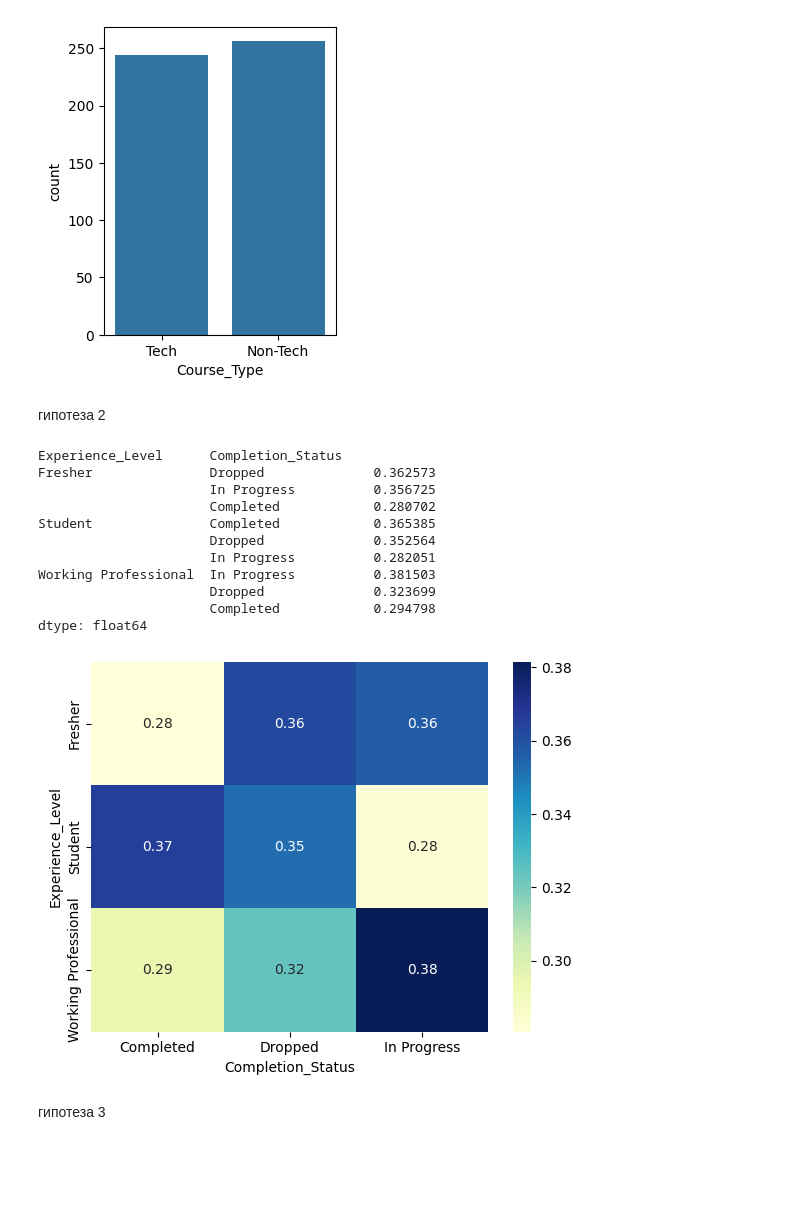
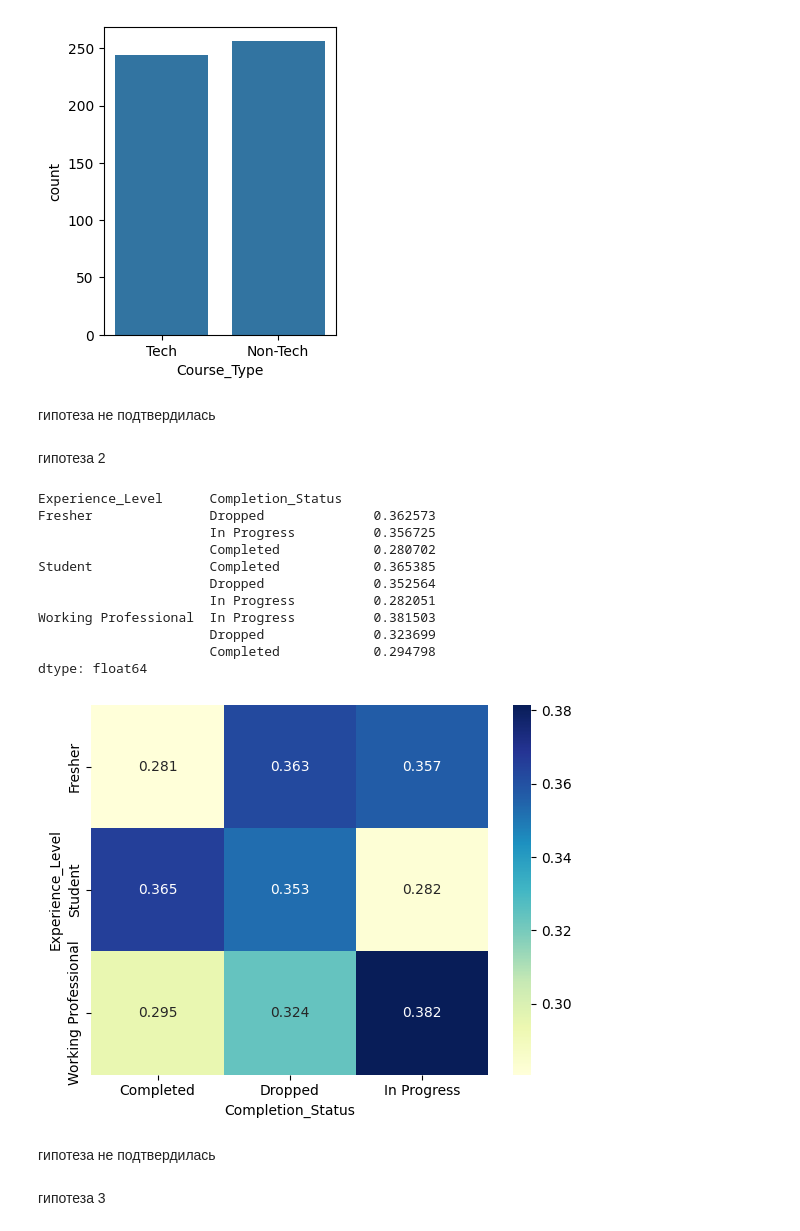
Before and after one commit to coretlwww/analysis_OnlineLearning, a Jupyter notebook: main_notebook.ipynb, the cells around one changed output. Drawn from its saved outputs; the diff is of its cells as text; code cells hidden in the pictures; blank space fills up the shorter version.

```diff
--- a/main_notebook.ipynb
+++ b/main_notebook.ipynb
@@ -112,26 +112,30 @@ Non-Tech    256
 Tech        244
 Name: count, dtype: int64
 [figure]
+# %% [markdown]
+гипотеза не подтвердилась
 # %% [markdown]
 гипотеза 2
 # %%
 table = pd.crosstab(data['Experience_Level'], data['Completion_Status'], normalize='index')
-sns.heatmap(table, annot=True, fmt=".2f", cmap='YlGnBu')
+sns.heatmap(table, annot=True, fmt=".3f", cmap='YlGnBu')
 
 data.groupby('Experience_Level').Completion_Status.value_counts() / data.groupby('Experience_Level').Completion_Status.count()
 # %% [output]
 Experience_Level      Completion_Status
 Fresher               Dropped              0.362573
                       In Progress          0.356725
                       Completed            0.280702
 Student               Completed            0.365385
                       Dropped              0.352564
                       In Progress          0.282051
 Working Professional  In Progress          0.381503
                       Dropped              0.323699
                       Completed            0.294798
 dtype: float64
-[figure, old version]
+[figure, new version]
+# %% [markdown]
+гипотеза не подтвердилась
 # %% [markdown]
 гипотеза 3
 # %%
```
Also changed, not shown: parts of 26 cells of this notebook.
